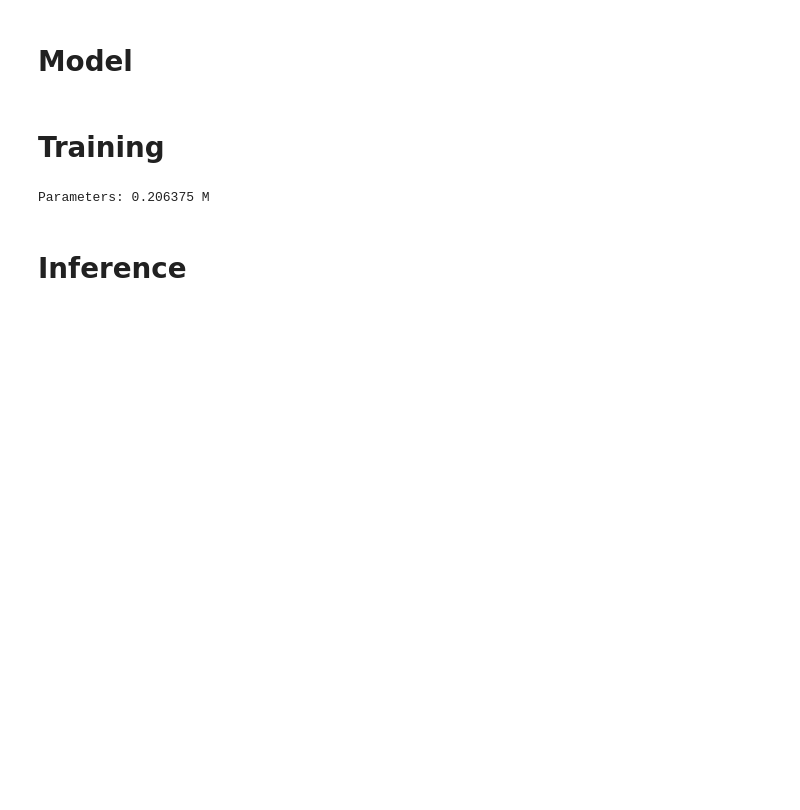
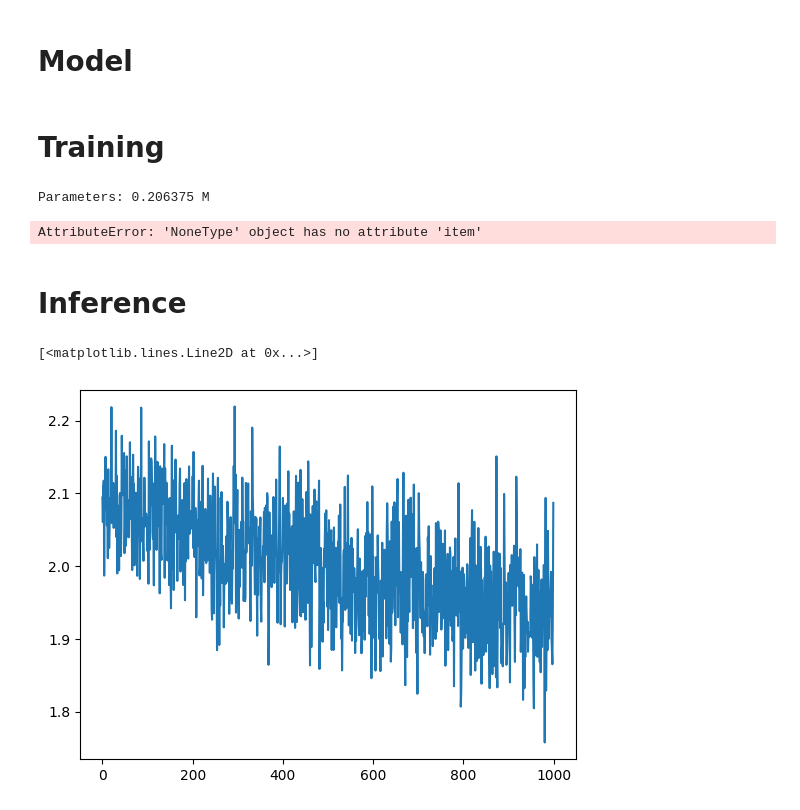
Before and after one commit to Arjun-G-Ravi/My-Deep-Dives, a Jupyter notebook: 5_Transformers/3_transformers.ipynb, the cells around one changed output. Cells and saved outputs as stored; diff of their text form; code cells hidden in the pictures; blank space fills up the shorter version.

Commit message:
wrote basic training loop

```diff
--- a/5_Transformers/3_transformers.ipynb
+++ b/5_Transformers/3_transformers.ipynb
@@ -193,8 +196,8 @@ class Transformers(nn.Module):
         out = self.transformer_blocks(tot_embedding)
         out = self.ln(out)
         logits = self.lm_head(out)
-
-        if targets:
+        # print(targets)
+        if targets is not None:
             B, T, C = logits.shape
             logits = logits.view(B*T, C)
             targets = targets.view(B*T)
@@ -210,9 +213,46 @@ model = Transformers().to(device)
 print('Parameters:',sum(p.numel() for p in model.parameters())/1e6, 'M')
 # %% [output]
 Parameters: 0.206375 M
-# %%
-def loss():pass
-
-optimizer = torch.optim.Adam(model.parameters(), lr=lr)
+# %%
+@torch.no_grad()
+def estimate_loss():
+    model.eval()
+    losses = {}
+    for split in ['train', 'validation']:
+        split_loss = torch.zeros(eval_steps)
+        for i in range(eval_steps):
+            x_eval, y_eval= get_batch(split)
+            logits, loss = model(x_eval, y_eval)
+            split_loss[i] = loss.item()
+        losses[split] = split_loss.mean()
+    model.train()
+    return losses
+
+
+optimizer = torch.optim.Adam(model.parameters(), lr=lr)
+# %%
+# Training
+train_losses = {}
+validation_losses = {}
+for step in range(num_steps):
+    if (step+1)%100 or step==0:
+        # validation
+        xb, yb = get_batch('validation')
+        validation_losses[step] = estimate_loss()
+    xb, yb = get_batch('train')
+    # loss =    ()['train']
+    logits, loss = model(xb, yb)
+    print(step, ':', loss)
+    optimizer.zero_grad()
+    loss.backward()
+    optimizer.step()
+    train_losses[step] = loss.item()
+# %% [output]
+AttributeError: 'NoneType' object has no attribute 'item'
 # %% [markdown]
 # Inference
+# %%
+plt.plot(train_losses.keys(), train_losses.values())
+# %% [output]
+[<matplotlib.lines.Line2D at 0x...>]
+[figure, added]
```
Also changed, not shown: parts of 3 cells of this notebook.
